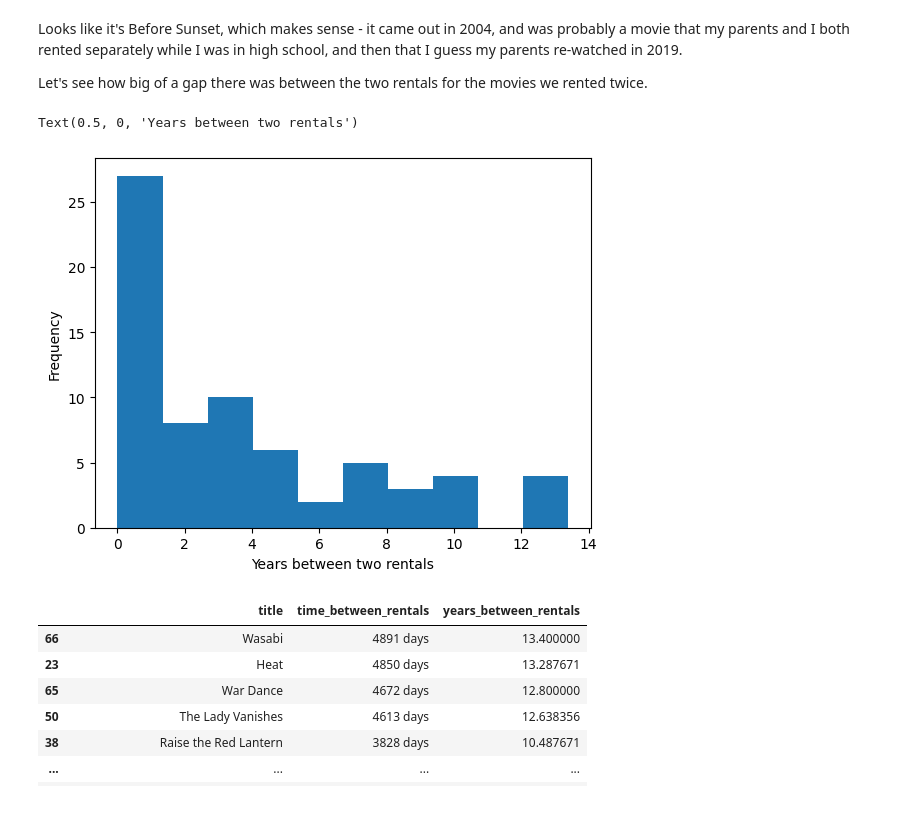
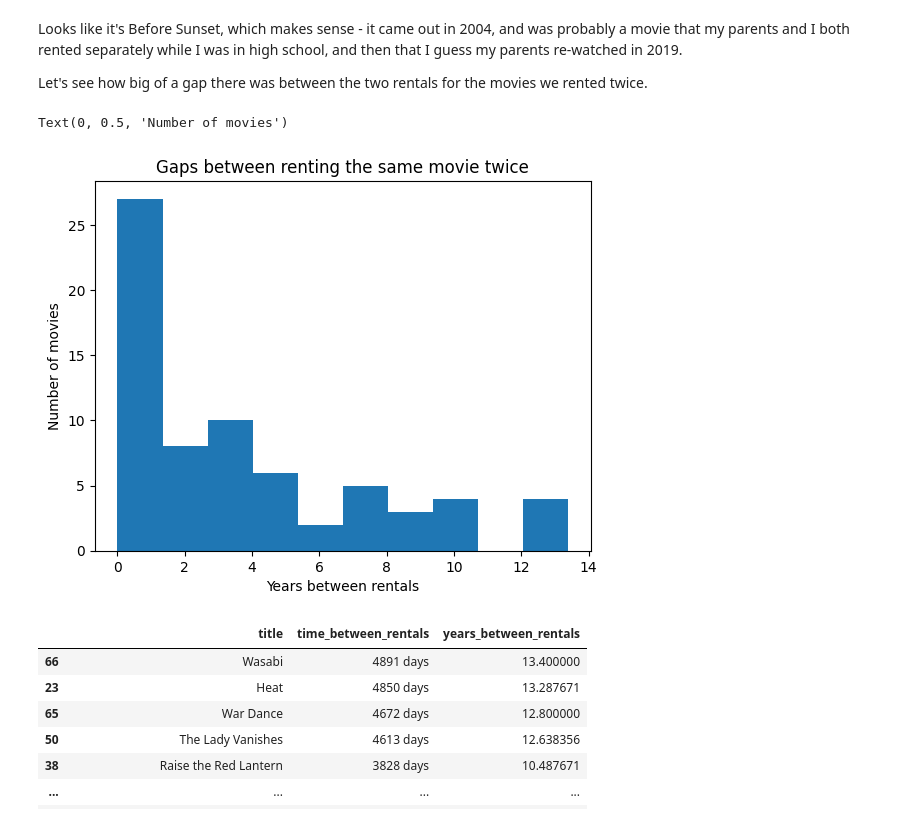
Before and after one commit to cduvallet/cduvallet.github.io, a Jupyter notebook: _drafts/netflix-dvd/2023-04-20-netflix-dvd-history.ipynb, the cells around one changed output. Saved outputs shown, nothing was run; the diff lists cells and outputs as text; code cells hidden in the pictures.

```diff
--- a/_drafts/netflix-dvd/2023-04-20-netflix-dvd-history.ipynb
+++ b/_drafts/netflix-dvd/2023-04-20-netflix-dvd-history.ipynb
@@ -217,24 +219,26 @@ Let's see how big of a gap there was between the two rentals for the movies we r
 # %%
 double_rentals = (df[['title', 'year_or_season', 'disc_or_duration', 'ship_date']]
  .drop_duplicates()
  .groupby(['title', 'year_or_season', 'disc_or_duration'])
  .filter(lambda x: len(x['title']) == 2)
 )
 
 delta_rental = (
     double_rentals.groupby('title').apply(
         lambda x: x['ship_date'].max() - x['ship_date'].min()
     ).reset_index(name='time_between_rentals')
 )
 
 delta_rental['days_between_rentals'] = delta_rental['time_between_rentals'].apply(lambda x: x.days)
 delta_rental['years_between_rentals'] = delta_rental['days_between_rentals'] / 365.
 
 ax = delta_rental['years_between_rentals'].plot(kind='hist')
-ax.set_xlabel('Years between two rentals')
+ax.set_title('Gaps between renting the same movie twice')
+ax.set_xlabel('Years between rentals')
+ax.set_ylabel('Number of movies')
 # %% [output]
-Text(0.5, 0, 'Years between two rentals')
+Text(0, 0.5, 'Number of movies')
-[figure, old version]
+[figure, new version]
 # %%
 delta_rental.sort_values(by='years_between_rentals', ascending=False)[['title', 'time_between_rentals', 'years_between_rentals']]
 # %% [output]
```
Also changed, not shown: parts of 14 cells of this notebook.
